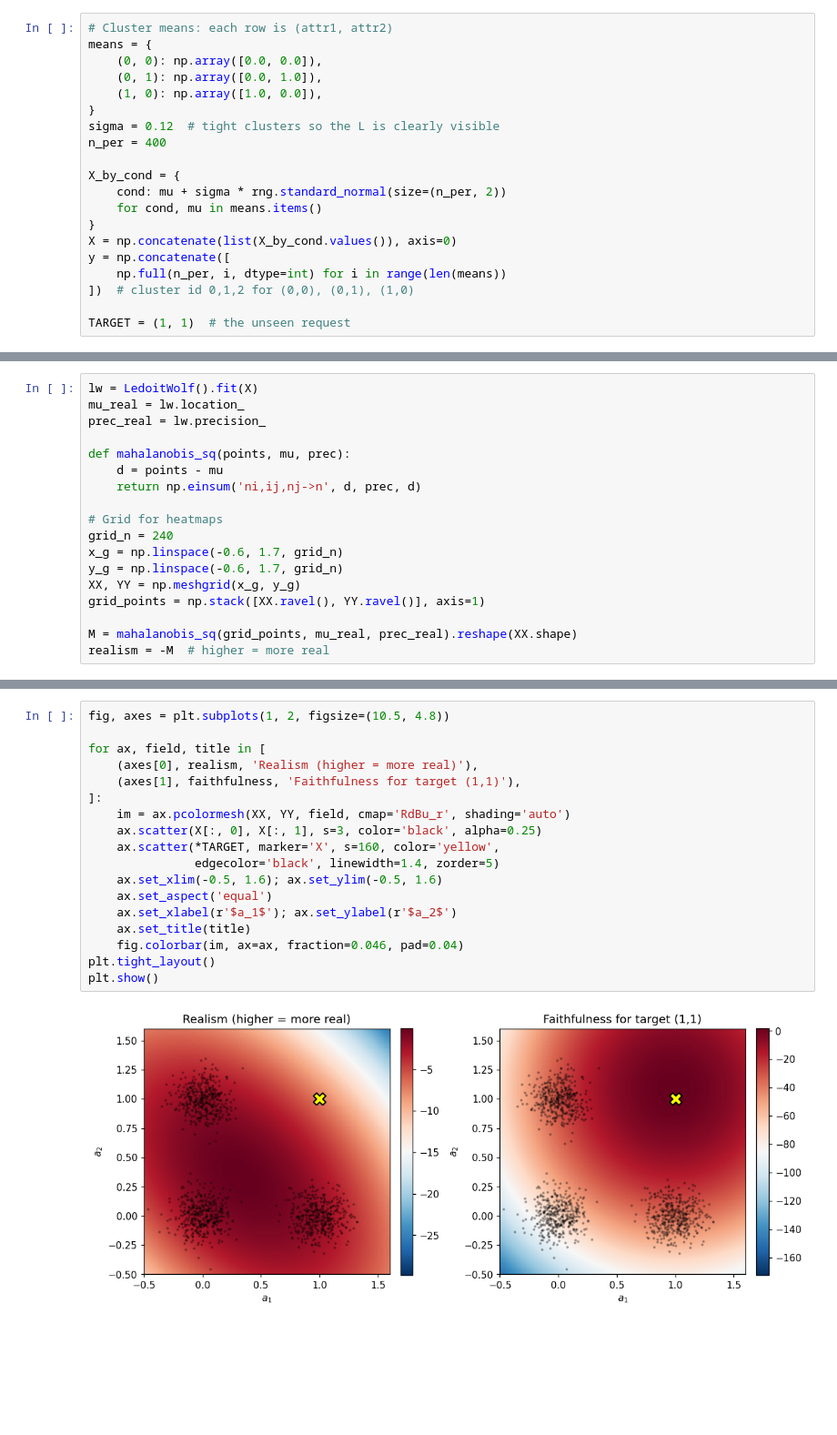
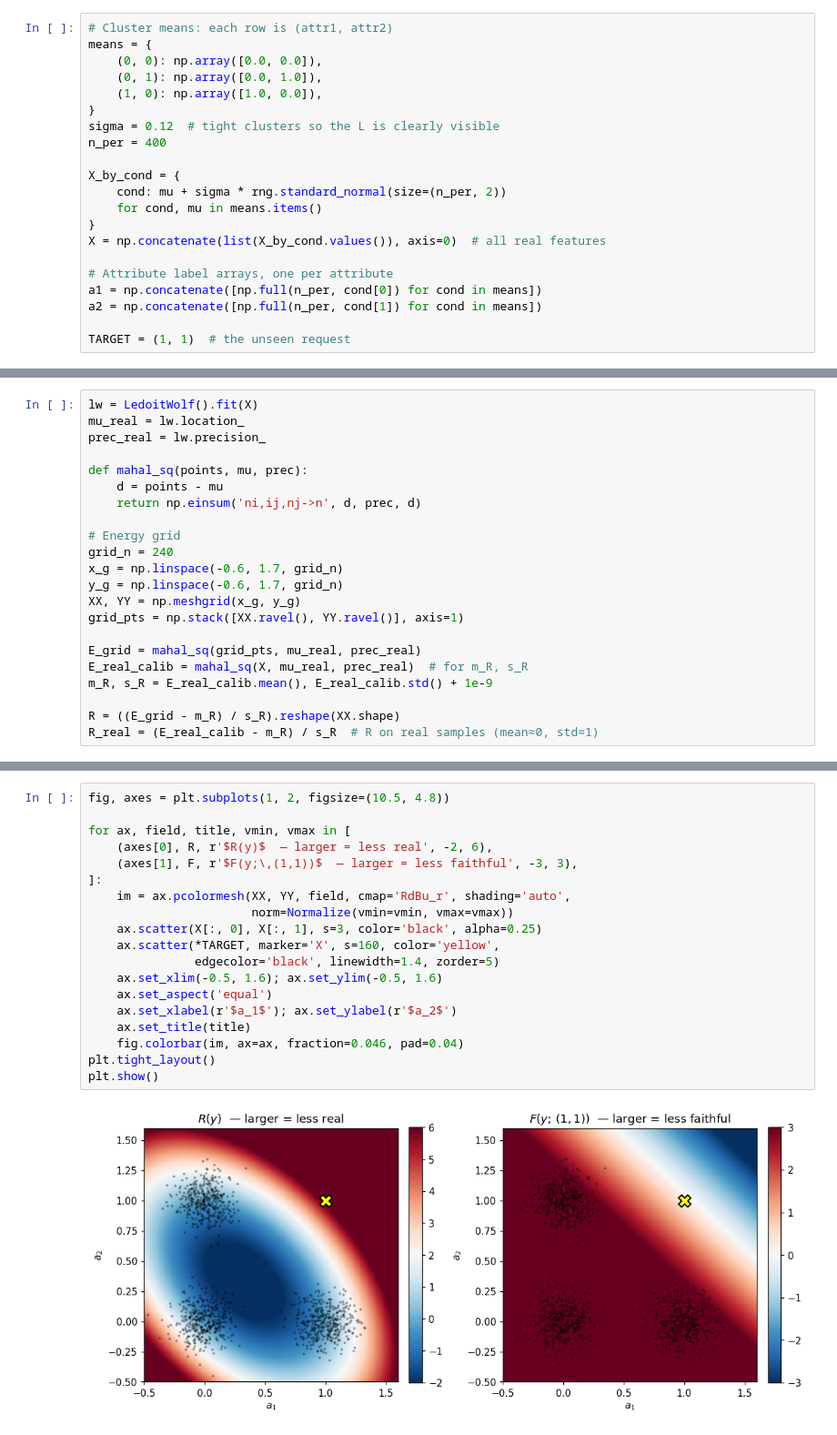
Before and after one commit to berkerdemirel/faithful-cond-gen, a Jupyter notebook: demo/trust_score_l_shape.ipynb, the cells around one changed output, grey strips where cells are left out. Shown at 91% size. Cells and saved outputs as stored; diff of their text form; blank space fills up the shorter version.

```diff
--- a/demo/trust_score_l_shape.ipynb
+++ b/demo/trust_score_l_shape.ipynb
@@ -35,10 +36,11 @@ X_by_cond = {
     cond: mu + sigma * rng.standard_normal(size=(n_per, 2))
     for cond, mu in means.items()
 }
-X = np.concatenate(list(X_by_cond.values()), axis=0)
-y = np.concatenate([
-    np.full(n_per, i, dtype=int) for i in range(len(means))
-])  # cluster id 0,1,2 for (0,0), (0,1), (1,0)
+X = np.concatenate(list(X_by_cond.values()), axis=0)  # all real features
+
+# Attribute label arrays, one per attribute
+a1 = np.concatenate([np.full(n_per, cond[0]) for cond in means])
+a2 = np.concatenate([np.full(n_per, cond[1]) for cond in means])
 
 TARGET = (1, 1)  # the unseen request
 # %%
@@ -69,16 +72,20 @@ lw = LedoitWolf().fit(X)
 mu_real = lw.location_
 prec_real = lw.precision_
 
-def mahalanobis_sq(points, mu, prec):
+def mahal_sq(points, mu, prec):
     d = points - mu
     return np.einsum('ni,ij,nj->n', d, prec, d)
 
-# Grid for heatmaps
+# Energy grid
 grid_n = 240
 x_g = np.linspace(-0.6, 1.7, grid_n)
 y_g = np.linspace(-0.6, 1.7, grid_n)
 XX, YY = np.meshgrid(x_g, y_g)
-grid_points = np.stack([XX.ravel(), YY.ravel()], axis=1)
+grid_pts = np.stack([XX.ravel(), YY.ravel()], axis=1)
 
-M = mahalanobis_sq(grid_points, mu_real, prec_real).reshape(XX.shape)
-realism = -M  # higher = more real
+E_grid = mahal_sq(grid_pts, mu_real, prec_real)
+E_real_calib = mahal_sq(X, mu_real, prec_real)  # for m_R, s_R
+m_R, s_R = E_real_calib.mean(), E_real_calib.std() + 1e-9
+
+R = ((E_grid - m_R) / s_R).reshape(XX.shape)
+R_real = (E_real_calib - m_R) / s_R  # R on real samples (mean≈0, std≈1)
@@ -125,21 +166,22 @@ faithfulness = 0.5 * (m1 + m2)
 # %%
 fig, axes = plt.subplots(1, 2, figsize=(10.5, 4.8))
 
-for ax, field, title in [
-    (axes[0], realism, 'Realism (higher = more real)'),
-    (axes[1], faithfulness, 'Faithfulness for target (1,1)'),
+for ax, field, title, vmin, vmax in [
+    (axes[0], R, r'$R(y)$  — larger = less real', -2, 6),
+    (axes[1], F, r'$F(y;\,(1,1))$  — larger = less faithful', -3, 3),
 ]:
-    im = ax.pcolormesh(XX, YY, field, cmap='RdBu_r', shading='auto')
+    im = ax.pcolormesh(XX, YY, field, cmap='RdBu_r', shading='auto',
+                       norm=Normalize(vmin=vmin, vmax=vmax))
     ax.scatter(X[:, 0], X[:, 1], s=3, color='black', alpha=0.25)
     ax.scatter(*TARGET, marker='X', s=160, color='yellow',
                edgecolor='black', linewidth=1.4, zorder=5)
     ax.set_xlim(-0.5, 1.6); ax.set_ylim(-0.5, 1.6)
     ax.set_aspect('equal')
     ax.set_xlabel(r'$a_1$'); ax.set_ylabel(r'$a_2$')
     ax.set_title(title)
     fig.colorbar(im, ax=ax, fraction=0.046, pad=0.04)
 plt.tight_layout()
 plt.show()
 # %% [output]
-[figure, old version]
+[figure, new version]
 # %% [markdown]
```
Also changed, not shown: parts of 20 cells of this notebook, 1 other file.
